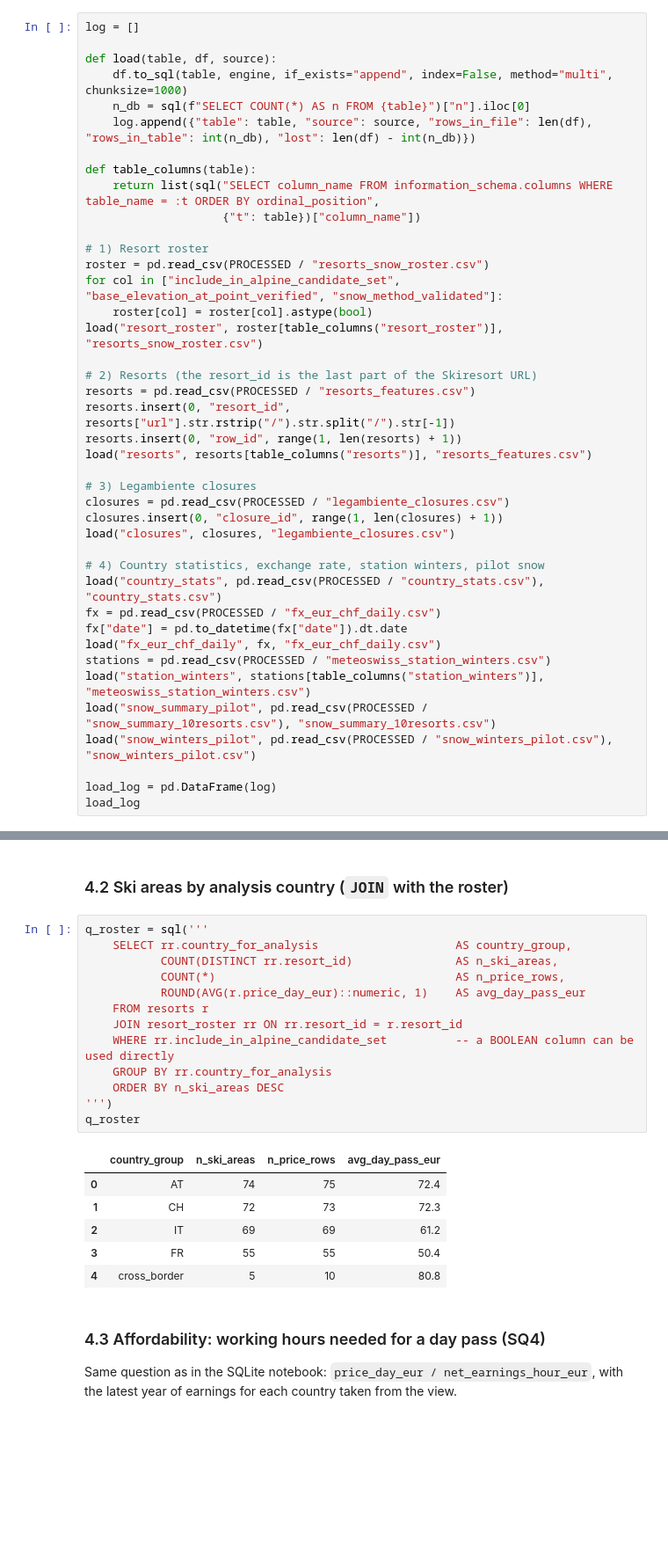
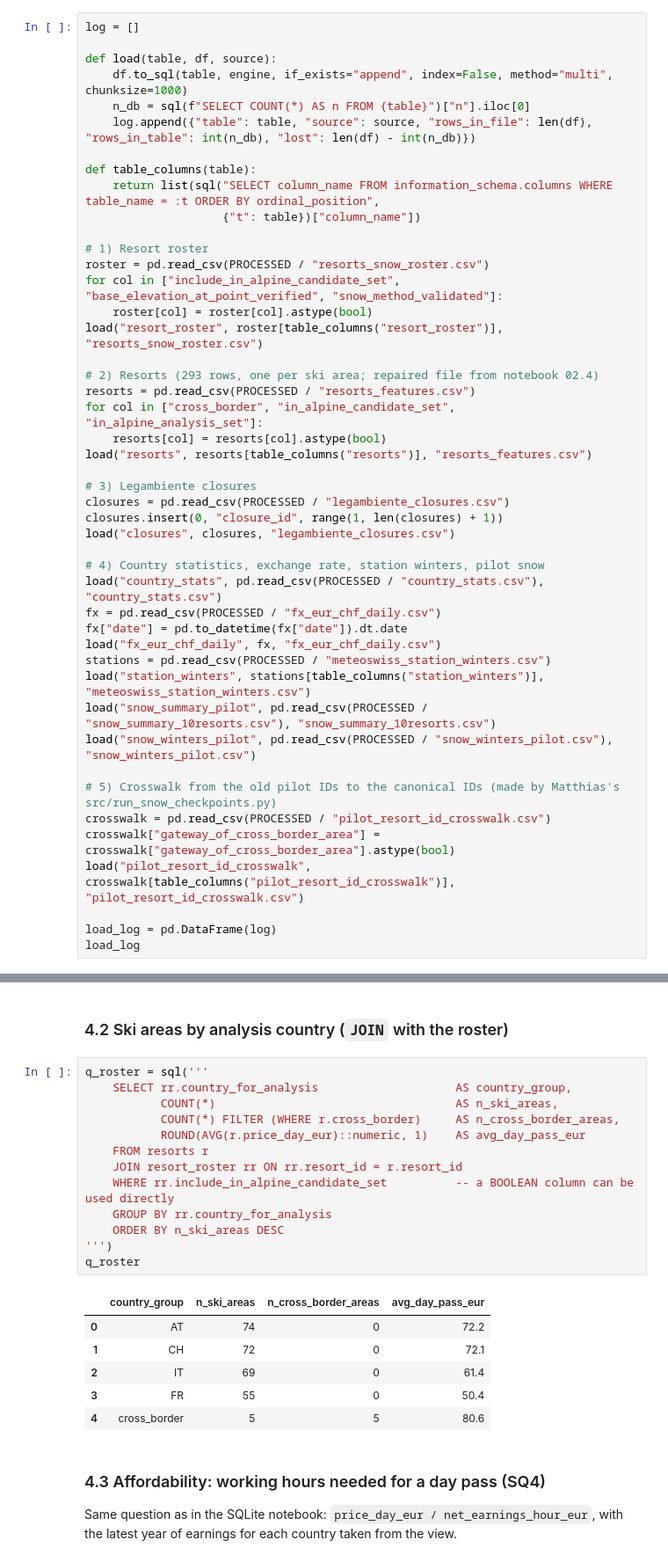
Before and after one commit to lucaricco12/sci-alpi, a Jupyter notebook: notebooks/05.2_postgresql_database.ipynb, the cells around one changed output, grey strips where cells are left out. Shown at 88% size. Drawn from its saved outputs; the diff is of its cells as text; blank space fills up the shorter version.

```diff
--- a/notebooks/05.2_postgresql_database.ipynb
+++ b/notebooks/05.2_postgresql_database.ipynb
@@ -231,10 +256,10 @@ for col in ["include_in_alpine_candidate_set", "base_elevation_at_point_verified
     roster[col] = roster[col].astype(bool)
 load("resort_roster", roster[table_columns("resort_roster")], "resorts_snow_roster.csv")
 
-# 2) Resorts (the resort_id is the last part of the Skiresort URL)
+# 2) Resorts (293 rows, one per ski area; repaired file from notebook 02.4)
 resorts = pd.read_csv(PROCESSED / "resorts_features.csv")
-resorts.insert(0, "resort_id", resorts["url"].str.rstrip("/").str.split("/").str[-1])
-resorts.insert(0, "row_id", range(1, len(resorts) + 1))
+for col in ["cross_border", "in_alpine_candidate_set", "in_alpine_analysis_set"]:
+    resorts[col] = resorts[col].astype(bool)
 load("resorts", resorts[table_columns("resorts")], "resorts_features.csv")
 
 # 3) Legambiente closures
@@ -252,6 +277,11 @@ load("station_winters", stations[table_columns("station_winters")], "meteoswiss_
 load("snow_summary_pilot", pd.read_csv(PROCESSED / "snow_summary_10resorts.csv"), "snow_summary_10resorts.csv")
 load("snow_winters_pilot", pd.read_csv(PROCESSED / "snow_winters_pilot.csv"), "snow_winters_pilot.csv")
 
+# 5) Crosswalk from the old pilot IDs to the canonical IDs (made by Matthias's src/run_snow_checkpoints.py)
+crosswalk = pd.read_csv(PROCESSED / "pilot_resort_id_crosswalk.csv")
+crosswalk["gateway_of_cross_border_area"] = crosswalk["gateway_of_cross_border_area"].astype(bool)
+load("pilot_resort_id_crosswalk", crosswalk[table_columns("pilot_resort_id_crosswalk")], "pilot_resort_id_crosswalk.csv")
+
 load_log = pd.DataFrame(log)
 load_log
 # %% [output]
@@ -332,23 +376,23 @@ q_country
 # %%
 q_roster = sql('''
     SELECT rr.country_for_analysis                    AS country_group,
-           COUNT(DISTINCT rr.resort_id)               AS n_ski_areas,
-           COUNT(*)                                   AS n_price_rows,
+           COUNT(*)                                   AS n_ski_areas,
+           COUNT(*) FILTER (WHERE r.cross_border)     AS n_cross_border_areas,
            ROUND(AVG(r.price_day_eur)::numeric, 1)    AS avg_day_pass_eur
     FROM resorts r
     JOIN resort_roster rr ON rr.resort_id = r.resort_id
     WHERE rr.include_in_alpine_candidate_set          -- a BOOLEAN column can be used directly
     GROUP BY rr.country_for_analysis
     ORDER BY n_ski_areas DESC
 ''')
 q_roster
 # %% [output]
-|  | country_group | n_ski_areas | n_price_rows | avg_day_pass_eur |
-| 0 | AT | 74 | 75 | 72.4 |
-| 1 | CH | 72 | 73 | 72.3 |
-| 2 | IT | 69 | 69 | 61.2 |
-| 3 | FR | 55 | 55 | 50.4 |
-| 4 | cross_border | 5 | 10 | 80.8 |
+|  | country_group | n_ski_areas | n_cross_border_areas | avg_day_pass_eur |
+| 0 | AT | 74 | 0 | 72.2 |
+| 1 | CH | 72 | 0 | 72.1 |
+| 2 | IT | 69 | 0 | 61.4 |
+| 3 | FR | 55 | 0 | 50.4 |
+| 4 | cross_border | 5 | 5 | 80.6 |
 # %% [markdown]
 ### 4.3 Affordability: working hours needed for a day pass (SQ4)
 
```
Also changed, not shown: parts of 17 cells of this notebook, 5 other files.
